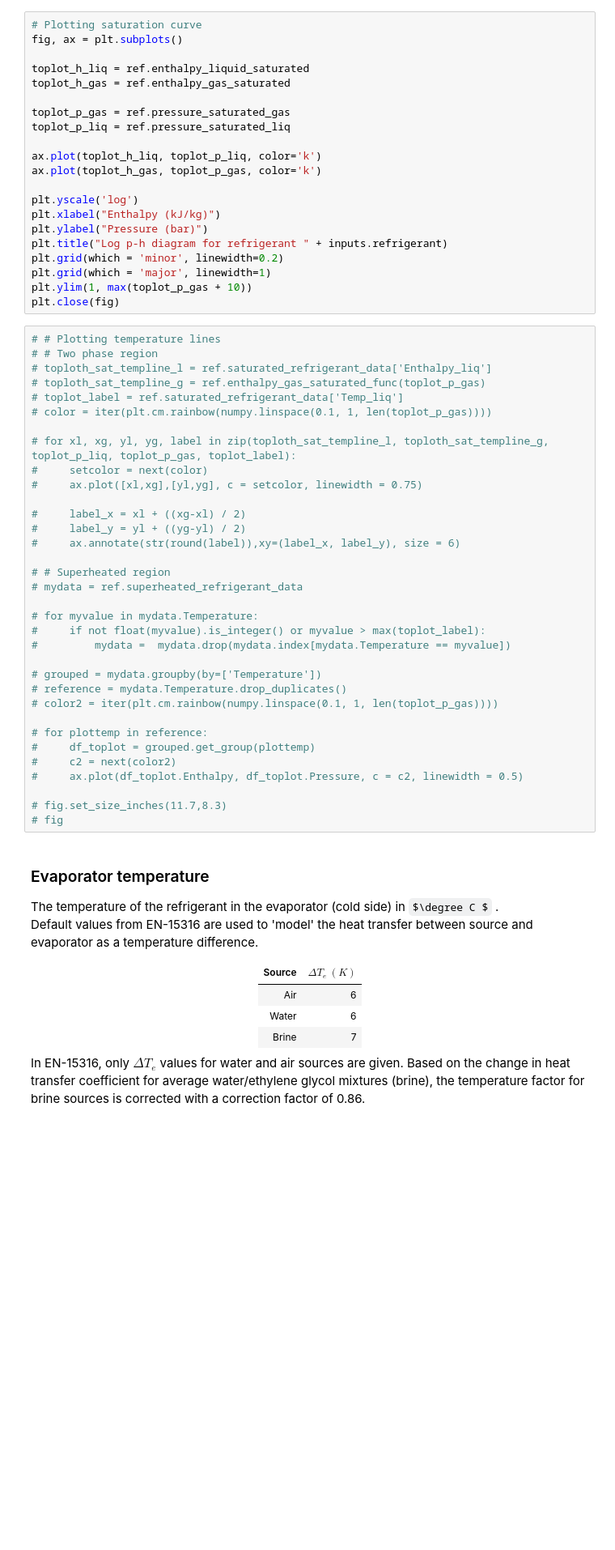
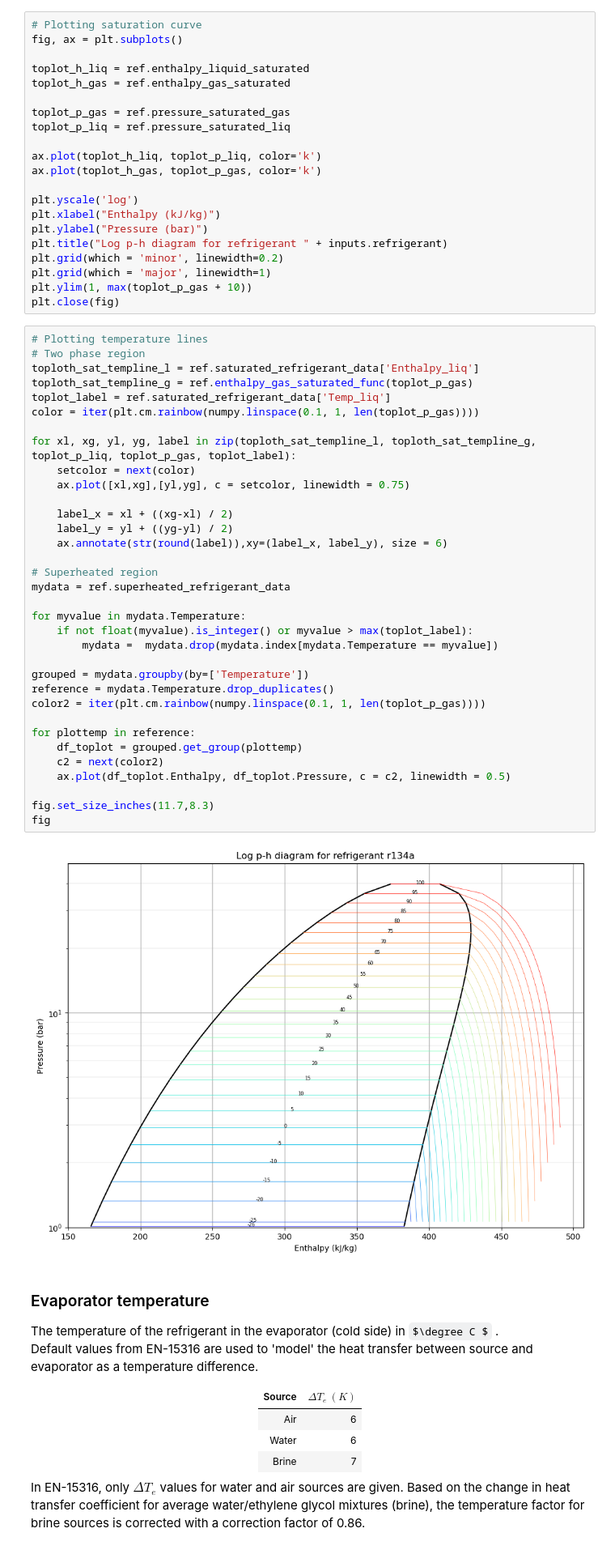
Before and after one commit to davidSmeets/OriginalHeatPump, a Jupyter notebook: main.ipynb, the cells around one changed output. Shown: that part at 81% size. Drawn from its saved outputs; the diff is of its cells as text; some formulas as TeX source; blank space fills up the shorter version.

```diff
--- a/main.ipynb
+++ b/main.ipynb
@@ -45,39 +45,41 @@ plt.grid(which = 'major', linewidth=1)
 plt.ylim(1, max(toplot_p_gas + 10))
 plt.close(fig)
 # %%
-# # Plotting temperature lines
-# # Two phase region
-# toploth_sat_templine_l = ref.saturated_refrigerant_data['Enthalpy_liq']
-# toploth_sat_templine_g = ref.enthalpy_gas_saturated_func(toplot_p_gas)
-# toplot_label = ref.saturated_refrigerant_data['Temp_liq']
-# color = iter(plt.cm.rainbow(numpy.linspace(0.1, 1, len(toplot_p_gas))))
+# Plotting temperature lines
+# Two phase region
+toploth_sat_templine_l = ref.saturated_refrigerant_data['Enthalpy_liq']
+toploth_sat_templine_g = ref.enthalpy_gas_saturated_func(toplot_p_gas)
+toplot_label = ref.saturated_refrigerant_data['Temp_liq']
+color = iter(plt.cm.rainbow(numpy.linspace(0.1, 1, len(toplot_p_gas))))
 
-# for xl, xg, yl, yg, label in zip(toploth_sat_templine_l, toploth_sat_templine_g, toplot_p_liq, toplot_p_gas, toplot_label):
-#     setcolor = next(color)
-#     ax.plot([xl,xg],[yl,yg], c = setcolor, linewidth = 0.75)
+for xl, xg, yl, yg, label in zip(toploth_sat_templine_l, toploth_sat_templine_g, toplot_p_liq, toplot_p_gas, toplot_label):
+    setcolor = next(color)
+    ax.plot([xl,xg],[yl,yg], c = setcolor, linewidth = 0.75)
 
-#     label_x = xl + ((xg-xl) / 2)
-#     label_y = yl + ((yg-yl) / 2)
-#     ax.annotate(str(round(label)),xy=(label_x, label_y), size = 6)
+    label_x = xl + ((xg-xl) / 2)
+    label_y = yl + ((yg-yl) / 2)
+    ax.annotate(str(round(label)),xy=(label_x, label_y), size = 6)
 
-# # Superheated region
-# mydata = ref.superheated_refrigerant_data
+# Superheated region
+mydata = ref.superheated_refrigerant_data
 
-# for myvalue in mydata.Temperature:
-#     if not float(myvalue).is_integer() or myvalue > max(toplot_label):
-#         mydata =  mydata.drop(mydata.index[mydata.Temperature == myvalue])
+for myvalue in mydata.Temperature:
+    if not float(myvalue).is_integer() or myvalue > max(toplot_label):
+        mydata =  mydata.drop(mydata.index[mydata.Temperature == myvalue])
 
-# grouped = mydata.groupby(by=['Temperature'])
-# reference = mydata.Temperature.drop_duplicates()
-# color2 = iter(plt.cm.rainbow(numpy.linspace(0.1, 1, len(toplot_p_gas))))
+grouped = mydata.groupby(by=['Temperature'])
+reference = mydata.Temperature.drop_duplicates()
+color2 = iter(plt.cm.rainbow(numpy.linspace(0.1, 1, len(toplot_p_gas))))
 
-# for plottemp in reference:
-#     df_toplot = grouped.get_group(plottemp)
-#     c2 = next(color2)
-#     ax.plot(df_toplot.Enthalpy, df_toplot.Pressure, c = c2, linewidth = 0.5)
+for plottemp in reference:
+    df_toplot = grouped.get_group(plottemp)
+    c2 = next(color2)
+    ax.plot(df_toplot.Enthalpy, df_toplot.Pressure, c = c2, linewidth = 0.5)
 
-# fig.set_size_inches(11.7,8.3)
-# fig
+fig.set_size_inches(11.7,8.3)
+fig
+# %% [output]
+[figure, added]
 # %% [markdown]
 ### Evaporator temperature
 The temperature of the refrigerant in the evaporator (cold side) in $\degree C $ .\
```
Also changed, not shown: parts of 8 cells of this notebook, 1 other file.
